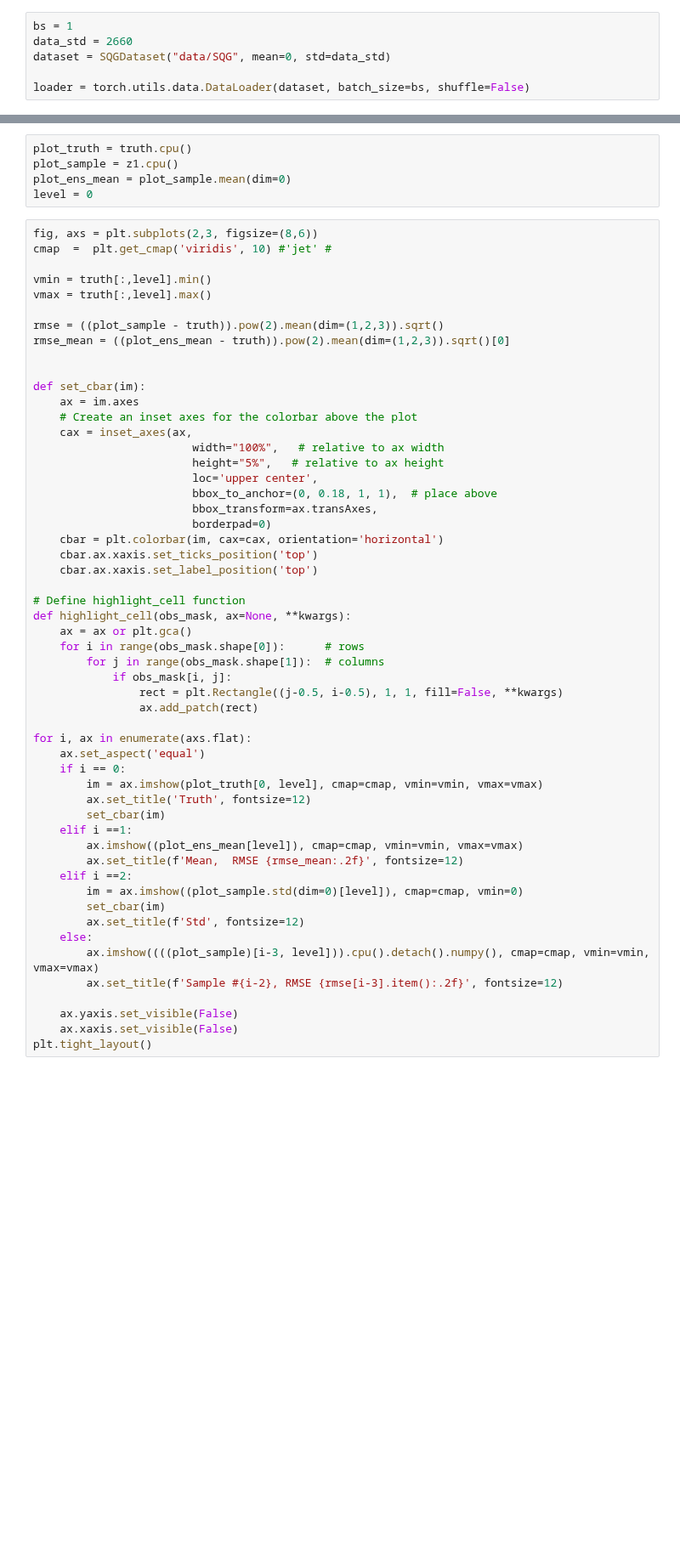
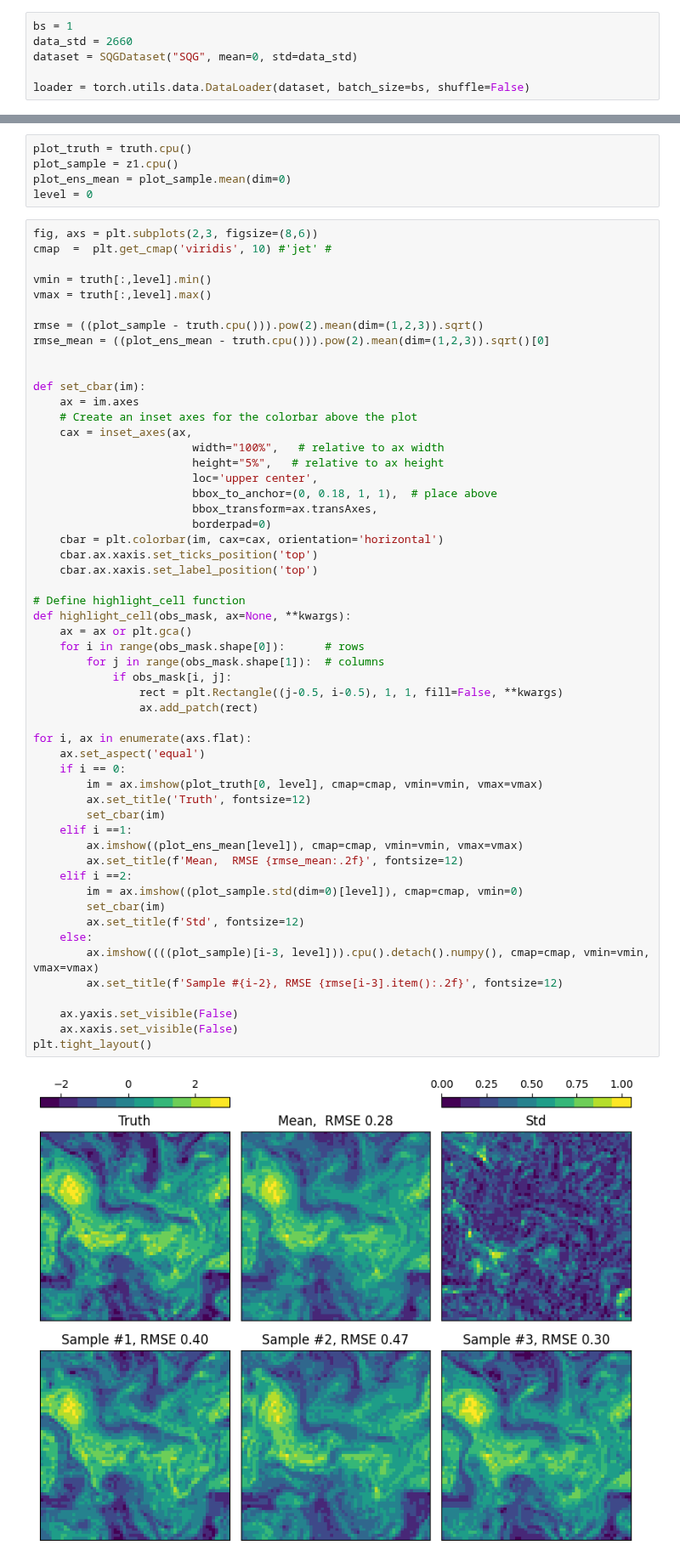
Before and after one commit to path2morepro/Thesis-Work-Extension-from-latent-space-noise, a Jupyter notebook: playground.ipynb, the cells around one changed output, grey strips where cells are left out. Shown at 85% size. Saved outputs shown, nothing was run; the diff lists cells and outputs as text; blank space fills up the shorter version.

```diff
--- a/playground.ipynb
+++ b/playground.ipynb
@@ -28,7 +28,7 @@ sampler = Sampler(device, members, eps, steps, invert_eps, invert_steps, model_p
 # %%
 bs = 1
 data_std = 2660
-dataset = SQGDataset("data/SQG", mean=0, std=data_std)
+dataset = SQGDataset("SQG", mean=0, std=data_std)
 
 loader = torch.utils.data.DataLoader(dataset, batch_size=bs, shuffle=False)
 # %%
@@ -71,8 +74,8 @@ cmap  =  plt.get_cmap('viridis', 10) #'jet' #
 vmin = truth[:,level].min()
 vmax = truth[:,level].max()
 
-rmse = ((plot_sample - truth)).pow(2).mean(dim=(1,2,3)).sqrt()
-rmse_mean = ((plot_ens_mean - truth)).pow(2).mean(dim=(1,2,3)).sqrt()[0]
+rmse = ((plot_sample - truth.cpu())).pow(2).mean(dim=(1,2,3)).sqrt()
+rmse_mean = ((plot_ens_mean - truth.cpu())).pow(2).mean(dim=(1,2,3)).sqrt()[0]
 
 
 def set_cbar(im):
@@ -91,33 +94,35 @@ def set_cbar(im):
 
 # Define highlight_cell function
 def highlight_cell(obs_mask, ax=None, **kwargs):
     ax = ax or plt.gca()
     for i in range(obs_mask.shape[0]):      # rows
         for j in range(obs_mask.shape[1]):  # columns
             if obs_mask[i, j]:
                 rect = plt.Rectangle((j-0.5, i-0.5), 1, 1, fill=False, **kwargs)
                 ax.add_patch(rect)
 
 for i, ax in enumerate(axs.flat):
     ax.set_aspect('equal')
     if i == 0:
         im = ax.imshow(plot_truth[0, level], cmap=cmap, vmin=vmin, vmax=vmax)
         ax.set_title('Truth', fontsize=12)
         set_cbar(im)
     elif i ==1:
         ax.imshow((plot_ens_mean[level]), cmap=cmap, vmin=vmin, vmax=vmax)
         ax.set_title(f'Mean,  RMSE {rmse_mean:.2f}', fontsize=12)
     elif i ==2:
         im = ax.imshow((plot_sample.std(dim=0)[level]), cmap=cmap, vmin=0)
         set_cbar(im)
         ax.set_title(f'Std', fontsize=12)
     else:
         ax.imshow((((plot_sample)[i-3, level])).cpu().detach().numpy(), cmap=cmap, vmin=vmin, vmax=vmax)
         ax.set_title(f'Sample #{i-2}, RMSE {rmse[i-3].item():.2f}', fontsize=12)
 
     ax.yaxis.set_visible(False)
     ax.xaxis.set_visible(False)
 plt.tight_layout()
+# %% [output]
+[figure, added]
 # %%
 %matplotlib inline
 import numpy as np
```
Also changed, not shown: parts of 2 cells of this notebook, 12 other files.
